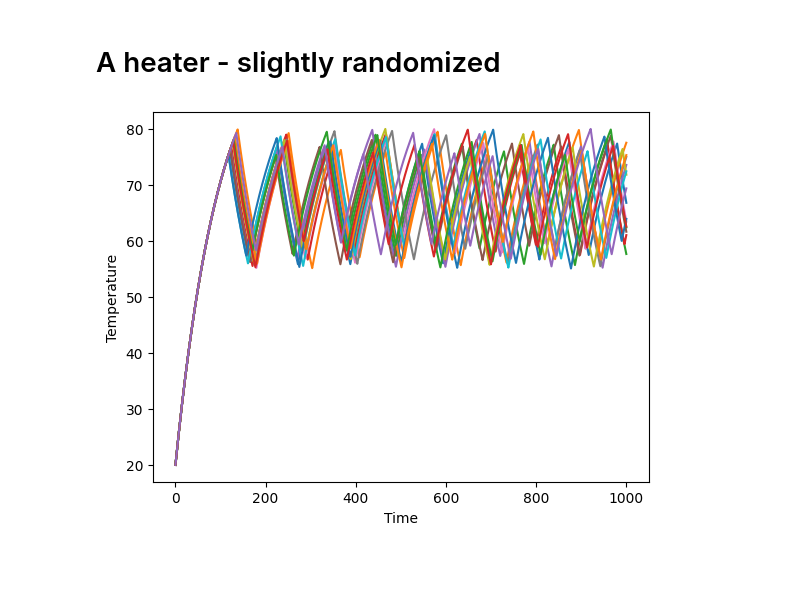
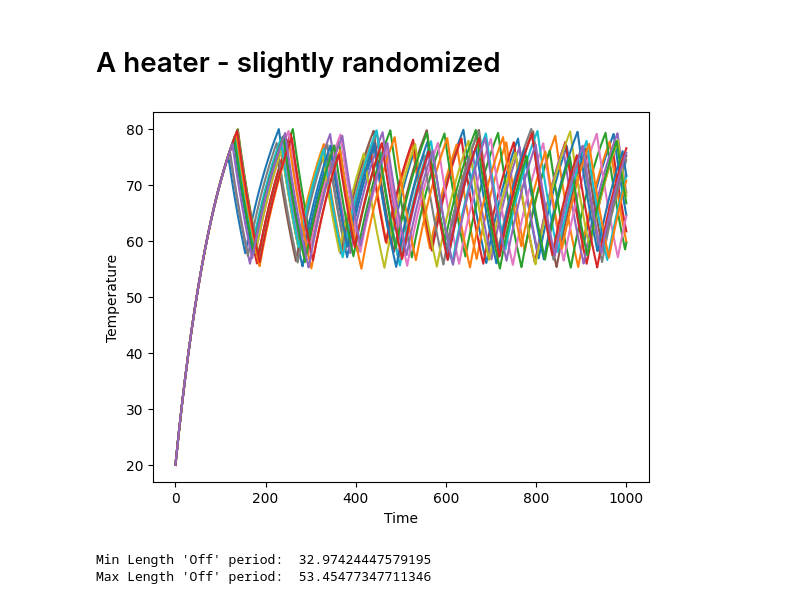
Before and after one commit to tuc-es/malbrid, a Jupyter notebook: examples/SlightlyRandomizedHeater.ipynb, the cells around one changed output. Drawn from its saved outputs; the diff is of its cells as text; code cells hidden in the pictures; blank space fills up the shorter version.

Commit message:
Randomized Heater example update

```diff
--- a/examples/SlightlyRandomizedHeater.ipynb
+++ b/examples/SlightlyRandomizedHeater.ipynb
@@ -56,12 +57,35 @@ product_dynamics = malbrid.compute_product_dynamics(
     get_dynamics_and_zero_crossing_functions_dynamics_and_controller,
     get_dynamics_and_zero_crossing_functions_randomizer,["TurnOn","TurnOff"])
 # %%
+# Take a couple of examples and compute min/max durations in "TurnOff"
+durationsTurnedOff = []
+
 for i in range(0,15):
     simulator.simulate(product_dynamics, ("On","OnlyOne"),numpy.array([20.0,random.random()*5.0,1]),
                            max_time=1000)
     matplotlib.pyplot.plot(numpy.array(simulator.time_points)[:],numpy.array(simulator.continuous_states)[:,0])
 
+    # How long does
+    start = None
+    for i in range(0,len(simulator.discrete_states)):
+        if simulator.discrete_states[i][0]=="Off":
+            if start is None:
+                start = simulator.time_points[i]
+        else:
+            if not start is None:
+                durationsTurnedOff.append(simulator.time_points[i]-start)
+            start = None
+
+# Finalize Plot
 matplotlib.pyplot.xlabel('Time')
 matplotlib.pyplot.ylabel('Temperature')
+matplotlib.pyplot.show()
 # %% [output]
-[figure, old version]
+[figure, new version]
+# %%
+# Print information about the "Off" durations
+print("Min Length 'Off' period: ",min(durationsTurnedOff))
+print("Max Length 'Off' period: ",max(durationsTurnedOff))
+# %% [output]
+Min Length 'Off' period:  32.97424447579195
+Max Length 'Off' period:  53.45477347711346
```
Also changed, not shown: parts of 1 cell of this notebook.
